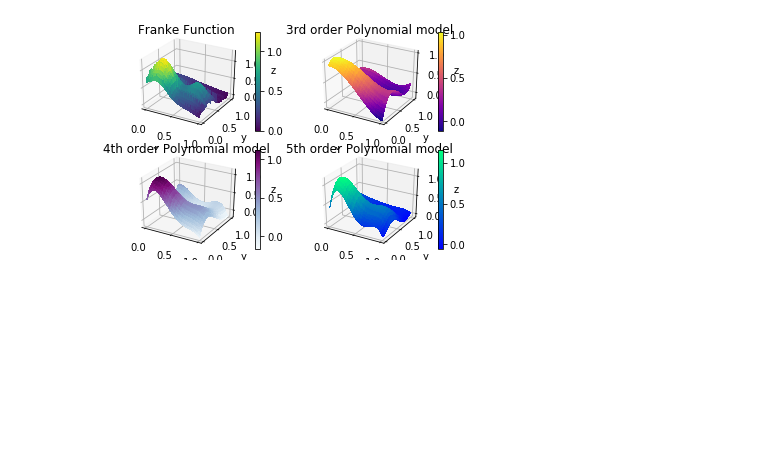
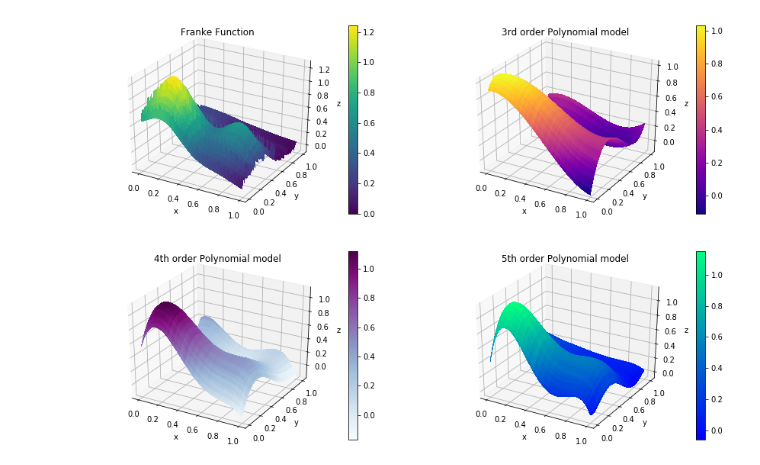
Before and after one commit to Daskalovski13/Homework, a Jupyter notebook: 4 subplots.ipynb, the cells around one changed output. Drawn from its saved outputs; the diff is of its cells as text; code cells hidden in the pictures; blank space fills up the shorter version.

```diff
--- a/4 subplots.ipynb
+++ b/4 subplots.ipynb
@@ -103,7 +103,7 @@ Zpredict5 = ols5.predict(X5plot)
 
 # Plot the surface.
 
-fig = plt.figure()
+fig = plt.figure(figsize=(15,10))
 ax = fig.add_subplot(2, 2, 1, projection='3d')
 surf = ax.plot_surface(xx, yy, zz, cmap=cm.viridis, linewidth=0, antialiased=False)
 
@@ -148,34 +148,36 @@ fig.colorbar(surf)
 
 plt.show()
 
 # Evaluating the OLS models: variances, MSE and R2 scores:
 
 from sklearn.metrics import mean_squared_error, r2_score, mean_squared_log_error, mean_absolute_error
 
 v_beta3 = np.diag(np.linalg.inv(Xdes3.T.dot(Xdes3)))
 sigma3 = 1/(n-3-1) * np.sum((z-Zpredict3)**2)
 var3 = v_beta3*sigma3
 print('Variance of betas, 3rd order:', var3)
 
 v_beta4 = np.diag(np.linalg.inv(Xdes4.T.dot(Xdes4)))
 sigma4 = 1/(n-4-1) * np.sum((z-Zpredict4)**2)
 var4 = v_beta4*sigma4
 print('Variance of betas, 4th order:', var4)
 
 v_beta5 = np.diag(np.linalg.inv(Xdes5.T.dot(Xdes5)))
 sigma5 = 1/(n-5-1) * np.sum((z-Zpredict5)**2)
 var5 = v_beta5*sigma5
 print('Variance of betas, 5th order:', var5)
 
 print("Mean squared error, 3rd order:", mean_squared_error(z,Zpredict3))
 print("Mean squared error, 4th order:", mean_squared_error(z,Zpredict4))
 print("Mean squared error, 5th order:", mean_squared_error(z,Zpredict5))
 
 print('R2 score 3rd order, 3rd order:', r2_score(z,Zpredict3))
 print('R2 score 4th order, 4th order:', r2_score(z,Zpredict4))
 print('R2 score 5th order, 5th order:', r2_score(z,Zpredict5))
+
+#fig.savefig('testplot.png')
 # %% [output]
-[figure, old version]
+[figure, new version]
 Variance of betas, 3rd order: [0.00963692 0.26625829 0.32638012 1.08851264 0.75443147 1.27795501
  0.4424957  0.33792672 0.42470209 0.51943886]
 Variance of betas, 4th order: [2.04084549e-02 1.20171410e+00 1.45609236e+00 1.39290302e+01
```
Also changed, not shown: parts of 1 cell of this notebook, 13 other files.
